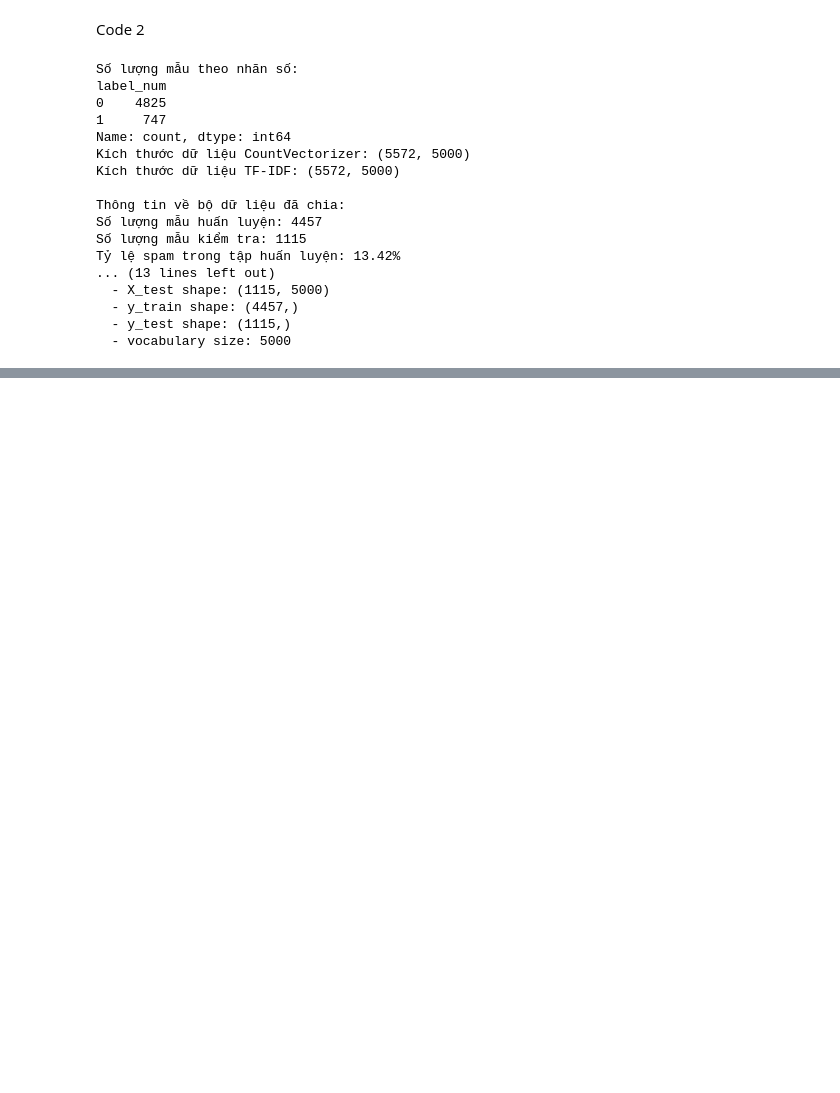
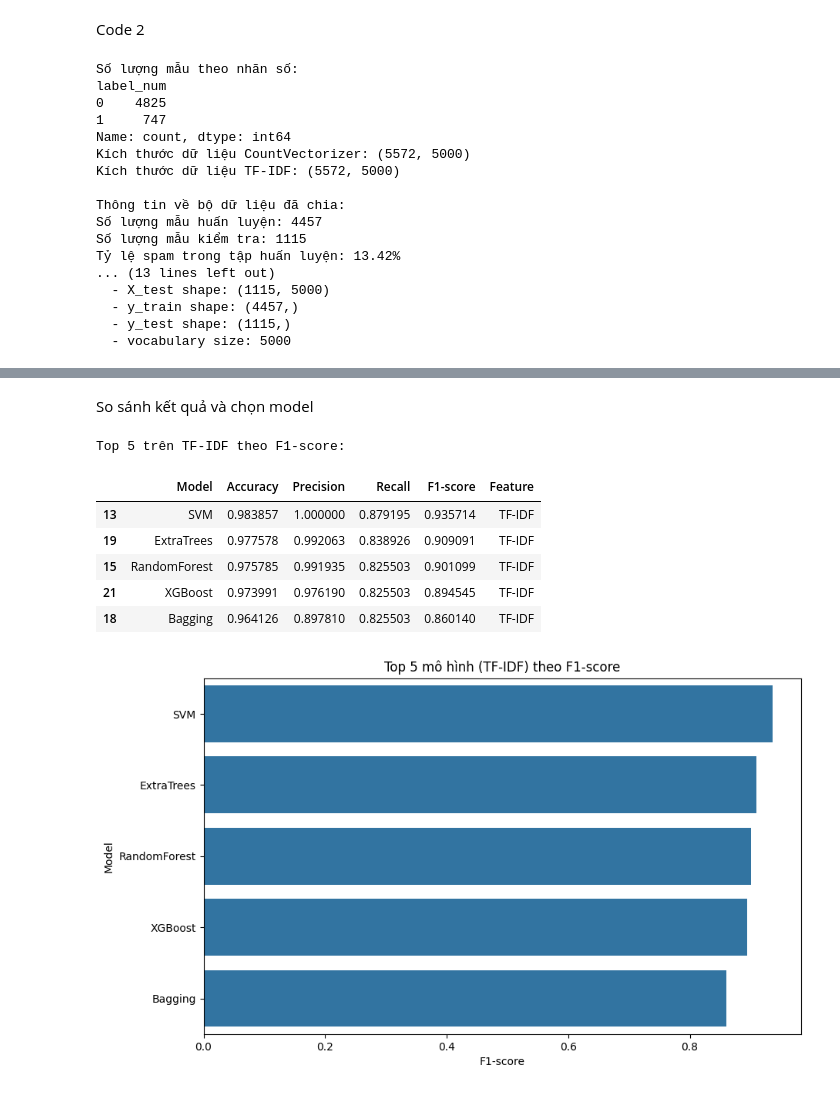
Before and after one commit to Cham0703/DU_AN_SPAM, a Jupyter notebook: main_email_detechtion.ipynb, the cells around one changed output, grey strips where cells are left out. Drawn from its saved outputs; the diff is of its cells as text; code cells hidden in the pictures; blank space fills up the shorter version.

```diff
--- a/main_email_detechtion.ipynb
+++ b/main_email_detechtion.ipynb
@@ -190,0 +238,16 @@ Tỷ lệ spam trong tập huấn luyện: 13.42%
+# %%
+results = []
+
+for feat_name, (X_train, X_test, y_train, y_test) in {
+    'Count': (X_count_train, X_count_test, y_count_train, y_count_test),
+    'TF-IDF': (X_tfidf_train, X_tfidf_test, y_tfidf_train, y_tfidf_test)
+}.items():
+    print(f"--- Đánh giá với đặc trưng: {feat_name} ---")
+    for name, model in models.items():
+        model.fit(X_train, y_train)
+        res = evaluate_model(name, model, X_test, y_test)
+        res['Feature'] = feat_name
+        results.append(res)
+
+df_results = pd.DataFrame(results)
+df_results
@@ -190,0 +280,24 @@ Tỷ lệ spam trong tập huấn luyện: 13.42%
+# %% [markdown]
+So sánh kết quả và chọn model
+# %%
+# Hiển thị top 5 model theo F1-score trên TF-IDF
+best_tfidf = df_results[df_results['Feature']=='TF-IDF'].sort_values('F1-score', ascending=False).head(5)
+print("Top 5 trên TF-IDF theo F1-score:")
+display(best_tfidf)
+
+# Có thể vẽ barplot
+plt.figure(figsize=(10,6))
+sns.barplot(data=best_tfidf, x='F1-score', y='Model')
+plt.title("Top 5 mô hình (TF-IDF) theo F1-score")
+plt.xlabel("F1-score")
+plt.ylabel("Model")
+plt.show()
+# %% [output]
+Top 5 trên TF-IDF theo F1-score:
+|  | Model | Accuracy | Precision | Recall | F1-score | Feature |
+| 13 | SVM | 0.983857 | 1.000000 | 0.879195 | 0.935714 | TF-IDF |
+| 19 | ExtraTrees | 0.977578 | 0.992063 | 0.838926 | 0.909091 | TF-IDF |
+| 15 | RandomForest | 0.975785 | 0.991935 | 0.825503 | 0.901099 | TF-IDF |
+| 21 | XGBoost | 0.973991 | 0.976190 | 0.825503 | 0.894545 | TF-IDF |
+| 18 | Bagging | 0.964126 | 0.897810 | 0.825503 | 0.860140 | TF-IDF |
+[figure, added]
```
Also changed, not shown: parts of 10 cells of this notebook.
